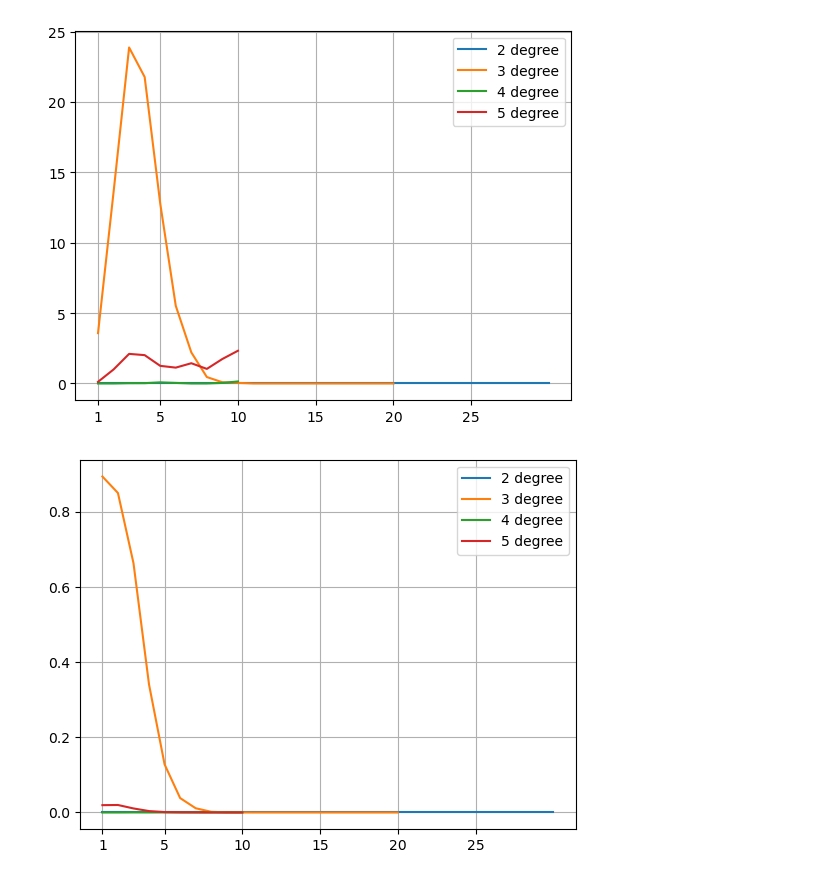
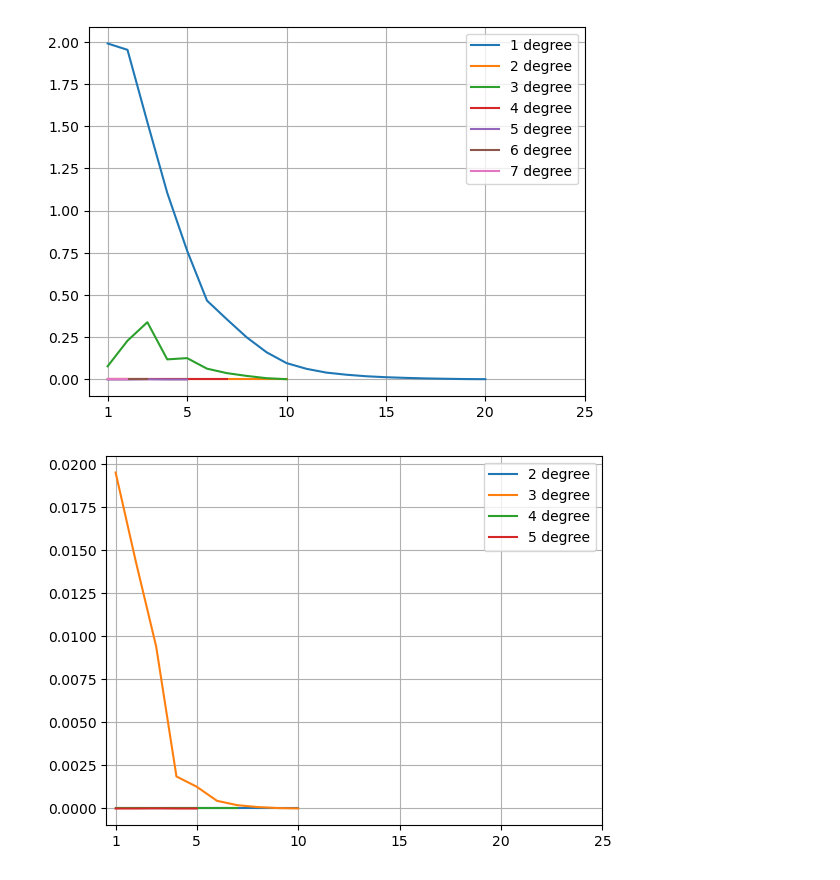
Before and after one commit to AozoraHigashi/ESN_research, a Jupyter notebook: multin_ipc.ipynb, the cells around one changed output. Cells and saved outputs as stored; diff of their text form; code cells hidden in the pictures.

```diff
--- a/multin_ipc.ipynb
+++ b/multin_ipc.ipynb
@@ -6,7 +6,7 @@ import ESN
 torch.set_default_device("cuda:0")
 torch.set_default_dtype(torch.double)
 ## loading data
-fn="100N_2din_tanh"
+fn="10N_2din"
 fp= "./experiments"
 ipc = torch.load(fp+"/ipcs/"+fn+"_ipc.pt")
 raw = torch.load(fp+"/ipcs/"+fn+"_raw.pt")
@@ -96,20 +96,20 @@ plt.legend()
 # %%
 ipc_tau_sum = ESN.ipc_tau(ipc=ipc,mode="sum")
 degrees = range(len(ipc_tau_sum))
-degrees = [1,2,3,4]
+#degrees = [1,2,3,4]
 #degrees = [1,3,4]
 
 for deg in degrees:
     plt.plot(np.arange(1,ipc_tau_sum[deg].shape[0]+1),ipc_tau_sum[deg].cpu().numpy(),label=f"{deg+1} degree")
 
 
 
 plt.legend()
 plt.xticks([1]+list(np.arange(5,30,5)))
 plt.grid()
 plt.show()
 # %% [output]
-[figure, old version]
+[figure, new version]
 # %%
 ipc_tau_mean = ESN.ipc_tau(ipc=ipc,mode="mean")
 degrees = range(len(ipc_tau_mean))
@@ -126,7 +126,7 @@ plt.xticks([1]+list(np.arange(5,30,5)))
 plt.grid()
 plt.show()
 # %% [output]
-[figure, old version]
+[figure, new version]
 # %%
 ipc_tau_spread = ESN.ipc_tau_spread(ipc=ipc,mode="sum")
 
```
Also changed, not shown: parts of 6 cells of this notebook, 1 other file.
